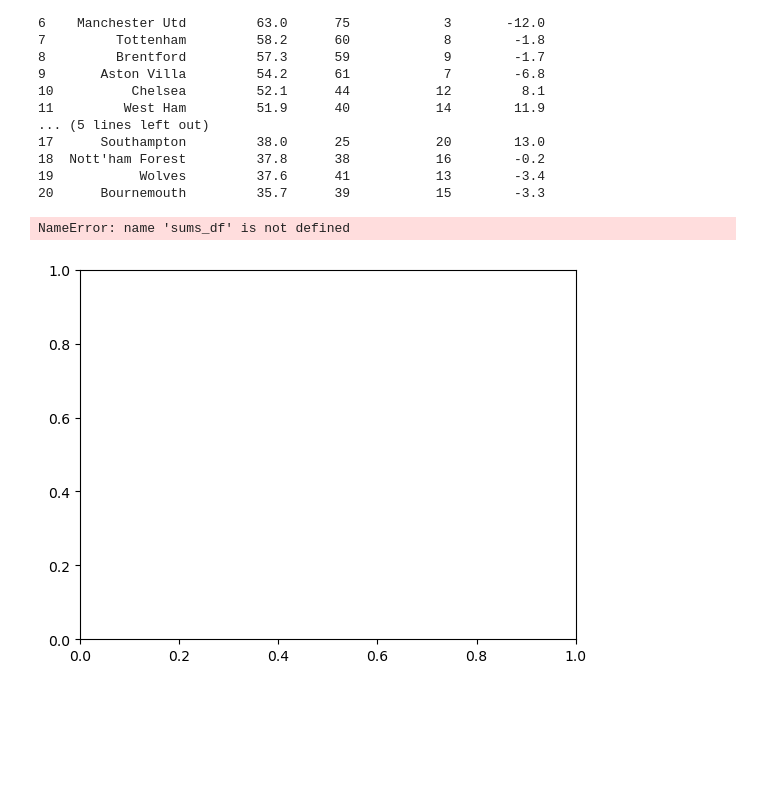
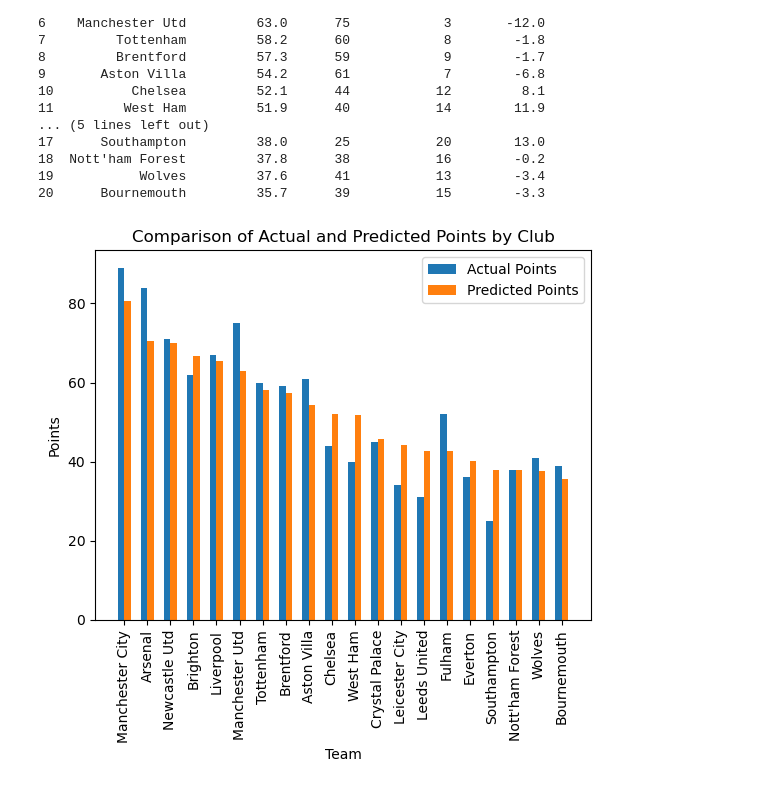
Before and after one commit to NumEconCopenhagen/projects-2024-rune-co, a Jupyter notebook: dataproject/dataproject.ipynb, the cells around one changed output. Saved outputs shown, nothing was run; the diff lists cells and outputs as text; code cells hidden in the pictures; blank space fills up the shorter version.

```diff
--- a/dataproject/dataproject.ipynb
+++ b/dataproject/dataproject.ipynb
@@ -142,26 +158,25 @@ print(sums_df)
 # %%
 # Plotting
 fig, ax = plt.subplots()
 # Creating indices for each group of bars
 indices = range(len(sums_df['Team']))
 
 # Bar width
 width = 0.3
 
 # Plotting both actual and predicted points
-actual_bars = ax.bar(indices, df['Points'], width, label='Actual Points')
-predicted_bars = ax.bar([p + width for p in indices], df['Exp. Points'], width, label='Predicted Points')
+actual_bars = ax.bar(indices, sums_df['Points'], width, label='Actual Points')
+predicted_bars = ax.bar([p + width for p in indices], sums_df['Exp. Points'], width, label='Predicted Points')
 
 # Adding labels, title, and legend
 ax.set_xlabel('Team')
 ax.set_ylabel('Points')
 ax.set_title('Comparison of Actual and Predicted Points by Club')
 ax.set_xticks([p + width / 2 for p in indices])
-ax.set_xticklabels(df['Team'])
+ax.set_xticklabels(sums_df['Team'], rotation=90)
 ax.legend()
 
 # Show the plot
 plt.show()
 # %% [output]
-NameError: name 'sums_df' is not defined
-[figure, old version]
+[figure, new version]
```
Also changed, not shown: parts of 1 cell of this notebook.
